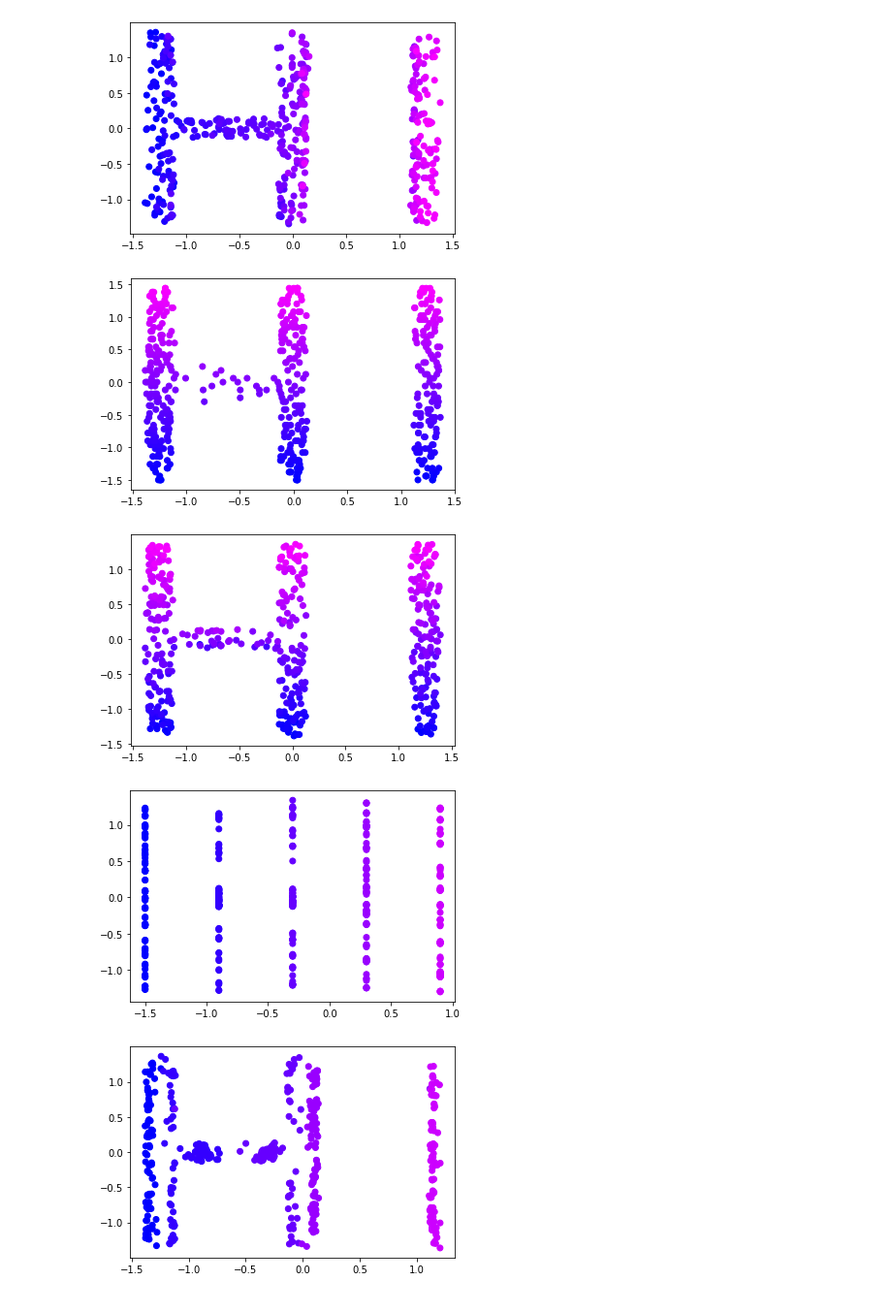
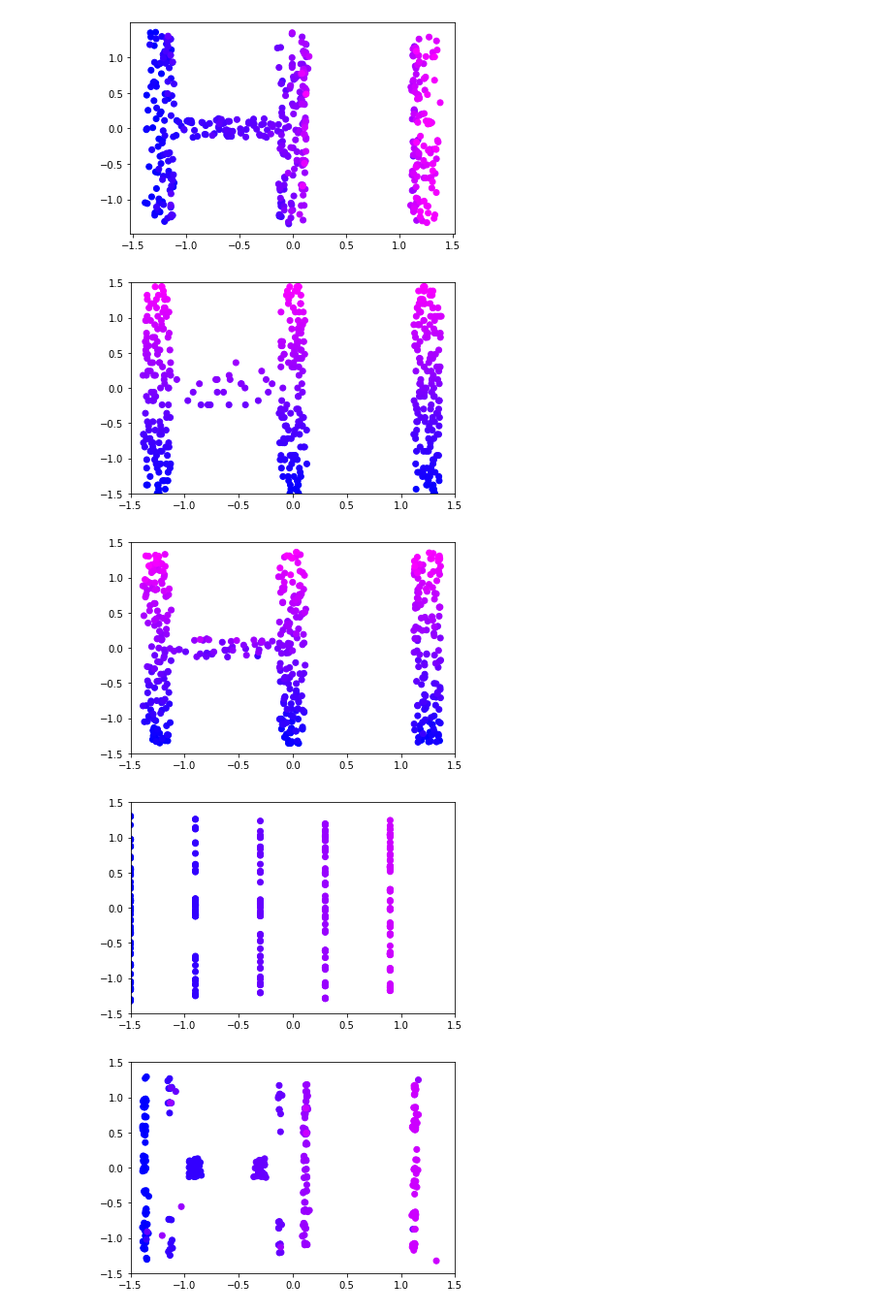
Before and after one commit to unixpickle/ddim, a Jupyter notebook: 2d_conditional.ipynb, the cells around one changed output. Shown at 97% size. Drawn from its saved outputs; the diff is of its cells as text; code cells hidden in the pictures.

```diff
--- a/2d_conditional.ipynb
+++ b/2d_conditional.ipynb
@@ -60,6 +60,8 @@ def conditional_plot(axis, use_energy=False, stripe_size=10, num_samples=500, te
     else:
         samples = diffusion.ddpm_sample_cond(x_T, model, cond_data, cond_mask)
     plt.scatter(samples[:, 0], samples[:, 1], color=colors)
+    plt.xlim(-1.5, 1.5)
+    plt.ylim(-1.5, 1.5)
     plt.show()
 # %%
 conditional_plot(0, use_energy=False)
@@ -71,11 +73,11 @@ conditional_plot(0, use_energy=True)
 conditional_plot(1, use_energy=False)
 conditional_plot(1, use_energy=True)
 # %% [output]
-[figure, old version]
+[figure, new version]
-[figure, old version]
+[figure, new version]
 # %%
 conditional_plot(0, use_energy=False, stripe_size=100)
-conditional_plot(0, use_energy=True, stripe_size=100)
+conditional_plot(0, use_energy=True, stripe_size=100, temp=0.1)
 # %% [output]
-[figure, old version]
+[figure, new version]
-[figure, old version]
+[figure, new version]
```
Also changed, not shown: 1 other file.
